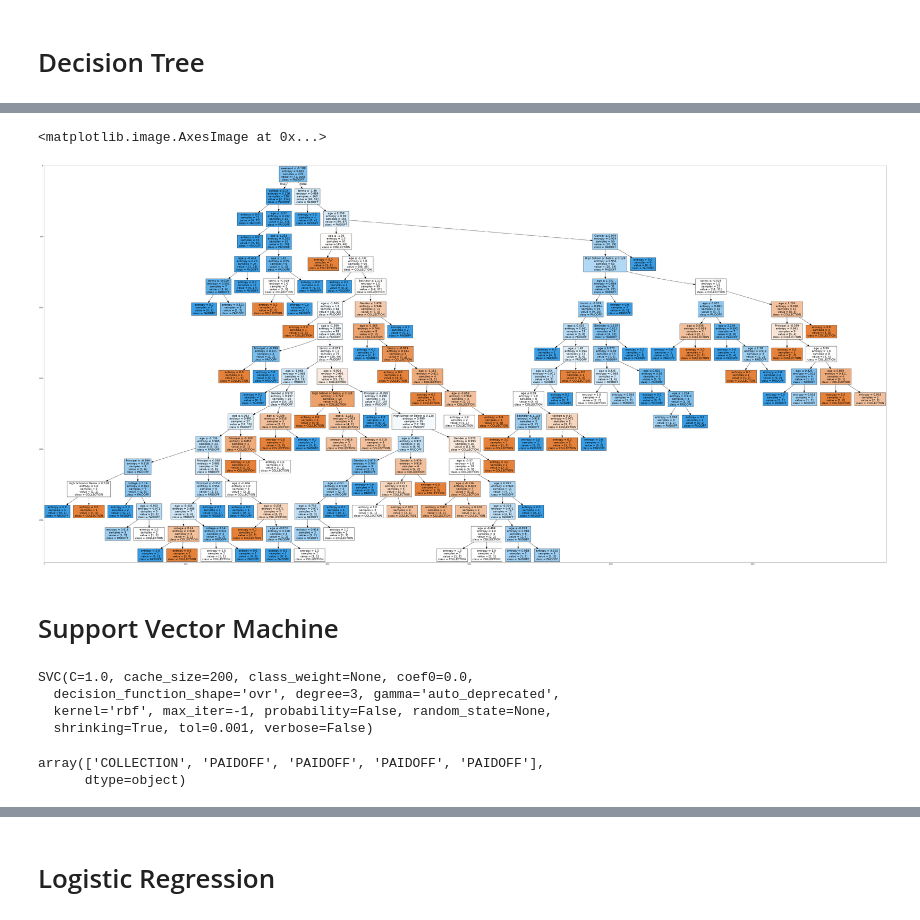
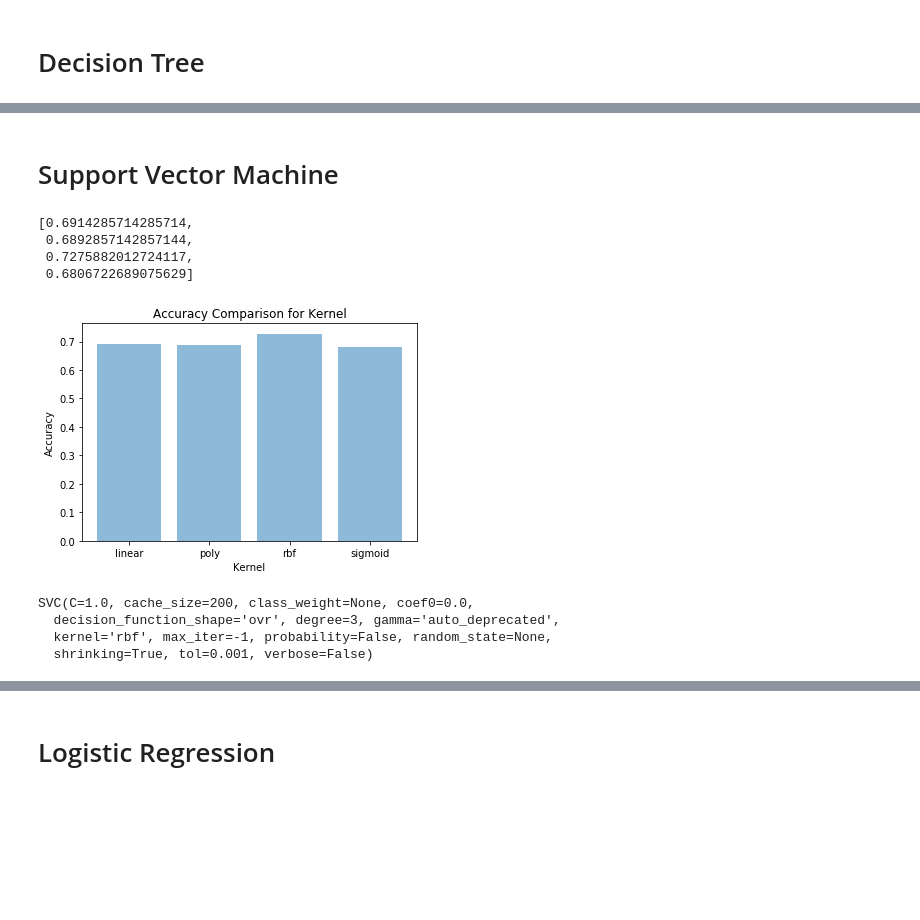
Before and after one commit to marialida/coursera-capstone-project, a Jupyter notebook: MLwPython-Maria-Lida.ipynb, the cells around one changed output, grey strips where cells are left out. Saved outputs shown, nothing was run; the diff lists cells and outputs as text; code cells hidden in the pictures; blank space fills up the shorter version.

```diff
--- a/MLwPython-Maria-Lida.ipynb
+++ b/MLwPython-Maria-Lida.ipynb
@@ -347,5 +398,8 @@ X_test.shape
 # %%
 from sklearn.tree import DecisionTreeClassifier
-LoanTree = DecisionTreeClassifier(criterion='entropy') # removed the maxdepth to increase accuracy?
-LoanTree
+# prepare DT setting
+DT = DecisionTreeClassifier(criterion="entropy", max_depth=5)
+# perform the test
+DT.fit(X_train, y_train)
+DT
 # %% [output]
@@ -355,5 +409,3 @@ DecisionTreeClassifier(class_weight=None, criterion='entropy', max_depth=None,
             min_samples_leaf=1, min_samples_split=2,
             min_weight_fraction_leaf=0.0, presort=False, random_state=None,
             splitter='best')
-# %%
-LoanTree.fit(X_train,y_train)
@@ -391,25 +412,33 @@ Successfully installed graphviz-0.13.2
-# %%
-from sklearn.externals.six import StringIO
-import matplotlib.pyplot as plt
-import pydotplus
-import matplotlib.image as mpimg
-from sklearn import tree
-%matplotlib inline
-
-dot_data = StringIO()
-filename = "LoanTree.png"
-featureNames = Feature.columns[0:8]
-targetNames = df["loan_status"].unique().tolist()
-out = tree.export_graphviz(LoanTree, feature_names=featureNames, out_file=dot_data, class_names=np.unique(y_train), filled = True, special_characters=True, rotate =False)
-graph = pydotplus.graph_from_dot_data(dot_data.getvalue())
-graph.write_png(filename)
-img = mpimg.imread(filename)
-plt.figure(figsize=(100, 200))
-plt.imshow(img,interpolation='nearest')
-# %% [output]
-<matplotlib.image.AxesImage at 0x...>
-[figure, removed]
 # %% [markdown]
 # Support Vector Machine
+# %%
+from sklearn import svm
+
+func_list = ['linear','poly','rbf','sigmoid']
+
+accuracy_score_svm = []
+
+for func in func_list:
+    SVM = svm.SVC(kernel=func)
+    SVM.fit(X_train, y_train)
+    svm_yhat = SVM.predict(X_test)
+    accuracy_score_svm.append(f1_score(y_test, svm_yhat, average='weighted'))
+
+accuracy_score_svm
+# %% [output]
+[0.6914285714285714,
+ 0.6892857142857144,
+ 0.7275882012724117,
+ 0.6806722689075629]
+# %%
+y_pos = np.arange(len(func_list))
+plt.bar(y_pos, accuracy_score_svm, align='center', alpha=0.5)
+plt.xticks(y_pos, func_list)
+plt.ylabel('Accuracy')
+plt.xlabel('Kernel')
+plt.title('Accuracy Comparison for Kernel')
+plt.show()
+# %% [output]
+[figure, added]
 # %%
 from sklearn import svm
@@ -420,9 +450,3 @@ SVC(C=1.0, cache_size=200, class_weight=None, coef0=0.0,
   decision_function_shape='ovr', degree=3, gamma='auto_deprecated',
   kernel='rbf', max_iter=-1, probability=False, random_state=None,
   shrinking=True, tol=0.001, verbose=False)
-# %%
-yhat2 = svmLoan.predict(X_test)
-yhat2[0:5]
-# %% [output]
-array(['COLLECTION', 'PAIDOFF', 'PAIDOFF', 'PAIDOFF', 'PAIDOFF'],
-      dtype=object)
```
Also changed, not shown: parts of 49 cells of this notebook.
